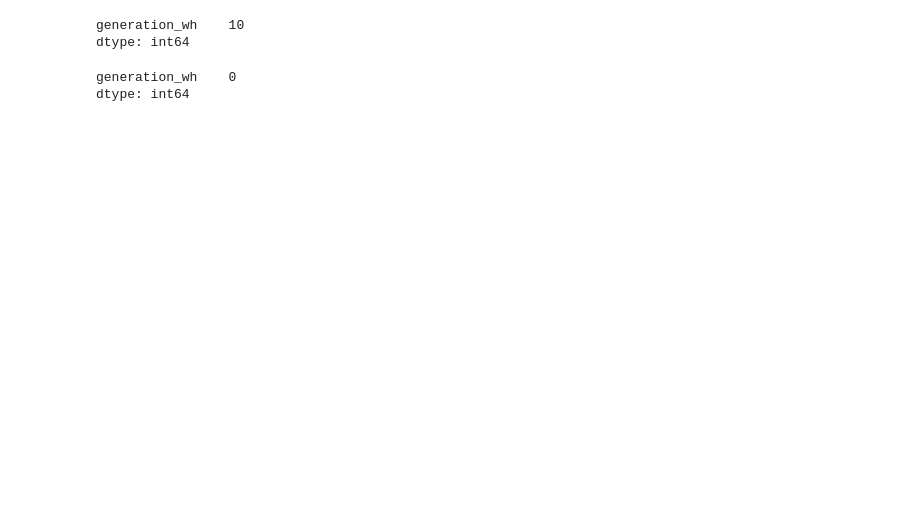
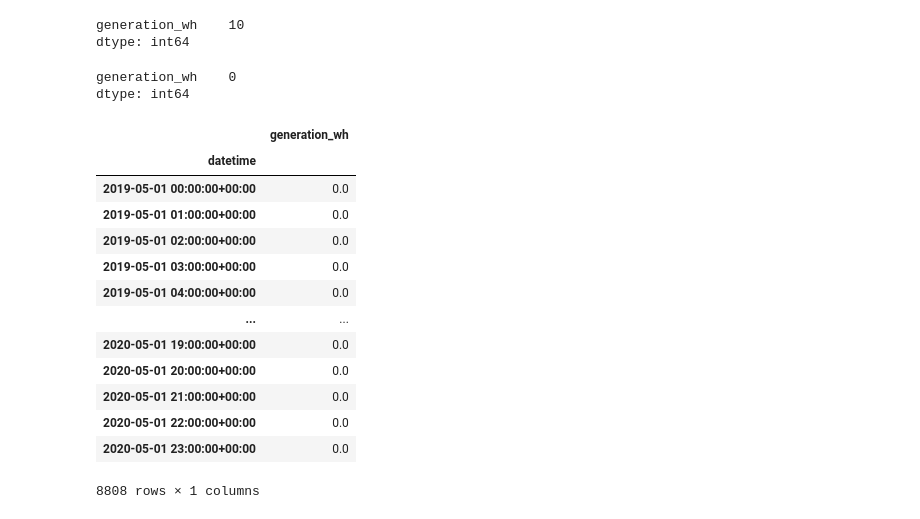
Before and after one commit to RobbeVDE/SolNet-2, a Jupyter notebook: UK_data_preparation.ipynb, the cells around one changed output. Cells and saved outputs as stored; diff of their text form; code cells hidden in the pictures; blank space fills up the shorter version.

```diff
--- a/UK_data_preparation.ipynb
+++ b/UK_data_preparation.ipynb
@@ -131,8 +131,23 @@ dtype: int64
 # %%
 #Next up is data that is one missing between 2 known values --> interpolate, can use simple function bcs stays NaN
 solar_generation[solar_generation.isnull()] = (solar_generation.shift(-1)+solar_generation.shift(1))/2
 print(solar_generation.isna().sum())
+solar_generation
 # %% [output]
 generation_wh    0
 dtype: int64
+|  | generation_wh |
+| datetime |  |
+| 2019-05-01 00:00:00+00:00 | 0.0 |
+| 2019-05-01 01:00:00+00:00 | 0.0 |
+| 2019-05-01 02:00:00+00:00 | 0.0 |
+| 2019-05-01 03:00:00+00:00 | 0.0 |
+| 2019-05-01 04:00:00+00:00 | 0.0 |
+| ... | ... |
+| 2020-05-01 19:00:00+00:00 | 0.0 |
+| 2020-05-01 20:00:00+00:00 | 0.0 |
+| 2020-05-01 21:00:00+00:00 | 0.0 |
+| 2020-05-01 22:00:00+00:00 | 0.0 |
+| 2020-05-01 23:00:00+00:00 | 0.0 |
+8808 rows × 1 columns
 # %%
```
Also changed, not shown: parts of 3 cells of this notebook, 46 other files.
